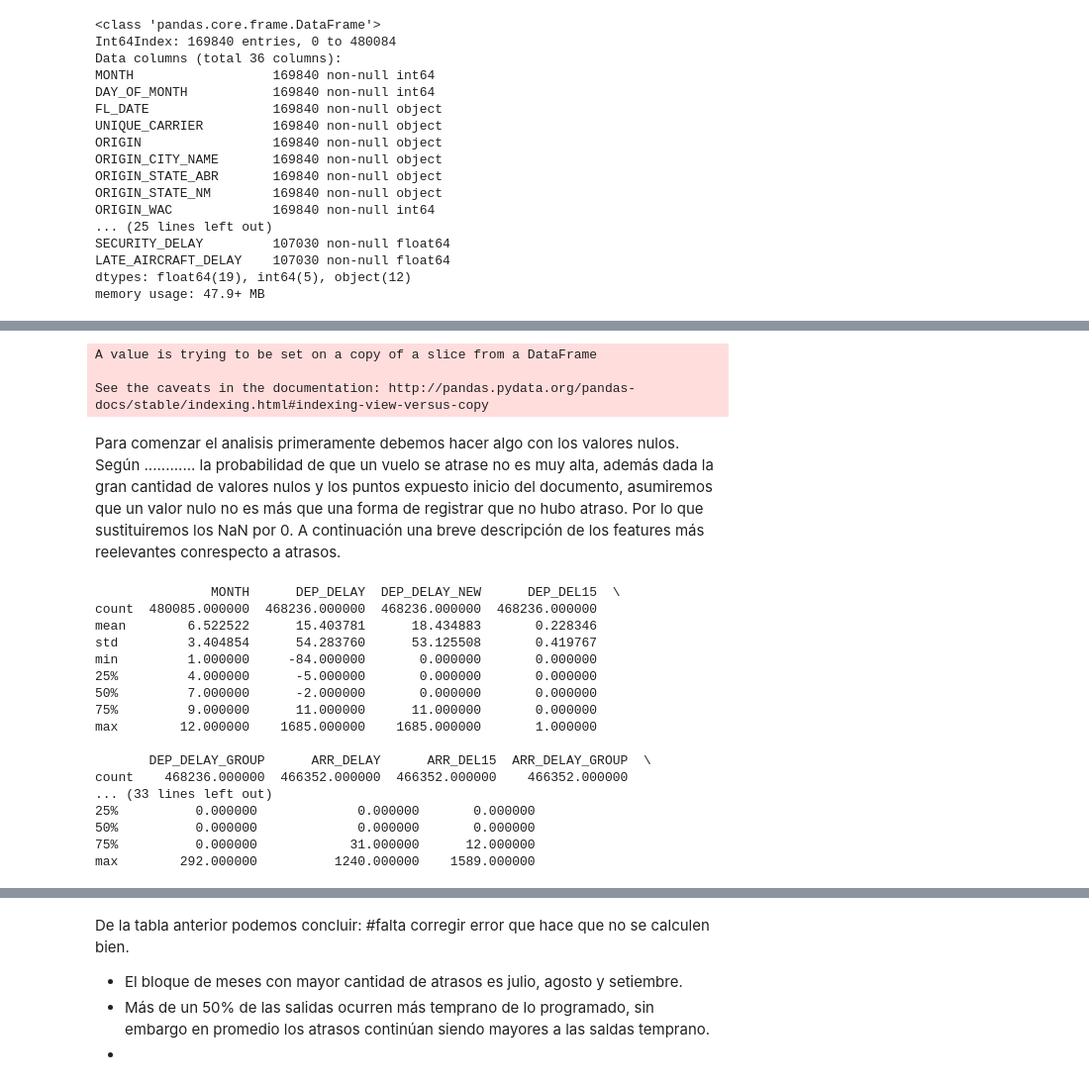
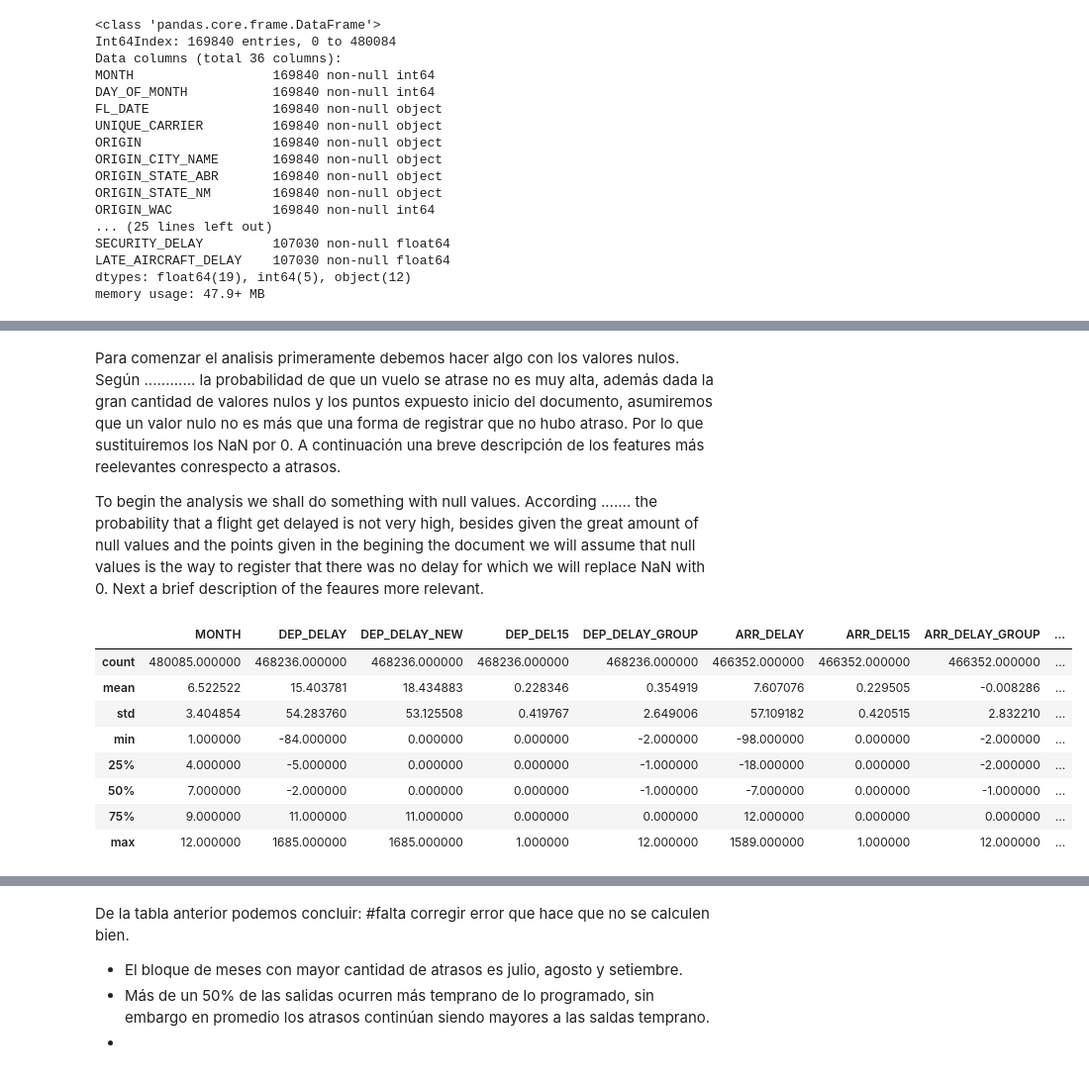
Before and after one commit to lesmedGutierrez/gap_bootcamp_analytics, a Jupyter notebook: script.ipynb, the cells around one changed output, grey strips where cells are left out. Shown at 99% size. Drawn from its saved outputs; the diff is of its cells as text; code cells hidden in the pictures.

```diff
--- a/script.ipynb
+++ b/script.ipynb
@@ -57,0 +51,3 @@ Un patrón importante es que las variables relacionadas con motivo de atraso son
+# %%
+#Eliminamos las columnas que no aportan informació
+dataset = dataset.drop(columns=['Unnamed: 36','Unnamed: 0'])
@@ -58,7 +56,4 @@ Un patrón importante es que las variables relacionadas con motivo de atraso son
 # %%
-#Eliminamos las columnas que no aportan información
-dataset.drop(['Unnamed: 36','Unnamed: 0'], axis=1, inplace=True)
-
 #Agregar función que confirme en su gran mayoría cuando delay es positivo entonces los valores de los motivos son no-nulos
 mascara = dataset['ARR_DELAY']>0
 mascara2 = dataset['DEP_DELAY']>0
@@ -90,32 +90,23 @@ Ahora vamos a analizar las observaciones que corresponden a atrasos. Observe que
 # %%
-temp = dataset['ARR_DELAY']
+temp = dataset['ARR_DELAY'].copy()
 temp[temp < 0] = 0
 dataset['ARR_DELAY_NEW'] = temp
 del temp
-# %% [output]
-A value is trying to be set on a copy of a slice from a DataFrame
-
-See the caveats in the documentation: http://pandas.pydata.org/pandas-docs/stable/indexing.html#indexing-view-versus-copy
 # %% [markdown]
 Para comenzar el analisis primeramente debemos hacer algo con los valores nulos. Según ............  la probabilidad de que un vuelo se atrase no es muy alta, además dada la gran cantidad de valores nulos y los puntos expuesto inicio del documento, asumiremos que un valor nulo no es más que una forma de registrar que no hubo atraso. Por lo que sustituiremos los NaN por 0. A continuación una breve descripción de los features más reelevantes conrespecto a atrasos.
+
+To begin the analysis we shall do something with null values. According ....... the probability that a flight get delayed is not very high, besides given the great amount of null values and the points given in the begining the document we will assume that null values is the way to register that there was no delay for which we will replace NaN with 0. Next a brief description of the feaures more relevant.
 # %%
-desc = dataset[dataset.columns[([0,15,16,17,18,21,22,23,24,25,26,27,29,30,31,32,33,34,35,36])]]
-print(desc.describe())
+desc_columns = [0,15,16,17,18,21,22,23,25,26,27,29,30,31,32,33,34,35,36]
+desc = dataset.iloc[:, desc_columns]
+display(desc.describe())
 # %% [output]
-               MONTH      DEP_DELAY  DEP_DELAY_NEW      DEP_DEL15  \
-count  480085.000000  468236.000000  468236.000000  468236.000000
-mean        6.522522      15.403781      18.434883       0.228346
-std         3.404854      54.283760      53.125508       0.419767
-min         1.000000     -84.000000       0.000000       0.000000
-25%         4.000000      -5.000000       0.000000       0.000000
-50%         7.000000      -2.000000       0.000000       0.000000
-75%         9.000000      11.000000      11.000000       0.000000
-max        12.000000    1685.000000    1685.000000       1.000000
-
-       DEP_DELAY_GROUP      ARR_DELAY      ARR_DEL15  ARR_DELAY_GROUP  \
-count    468236.000000  466352.000000  466352.000000    466352.000000
-... (33 lines left out)
-25%          0.000000             0.000000       0.000000
-50%          0.000000             0.000000       0.000000
-75%          0.000000            31.000000      12.000000
-max        292.000000          1240.000000    1589.000000
+|  | MONTH | DEP_DELAY | DEP_DELAY_NEW | DEP_DEL15 | DEP_DELAY_GROUP | ARR_DELAY | ARR_DEL15 | ARR_DELAY_GROUP | ... |
+| count | 480085.000000 | 468236.000000 | 468236.000000 | 468236.000000 | 468236.000000 | 466352.000000 | 466352.000000 | 466352.000000 | ... |
+| mean | 6.522522 | 15.403781 | 18.434883 | 0.228346 | 0.354919 | 7.607076 | 0.229505 | -0.008286 | ... |
+| std | 3.404854 | 54.283760 | 53.125508 | 0.419767 | 2.649006 | 57.109182 | 0.420515 | 2.832210 | ... |
+| min | 1.000000 | -84.000000 | 0.000000 | 0.000000 | -2.000000 | -98.000000 | 0.000000 | -2.000000 | ... |
+| 25% | 4.000000 | -5.000000 | 0.000000 | 0.000000 | -1.000000 | -18.000000 | 0.000000 | -2.000000 | ... |
+| 50% | 7.000000 | -2.000000 | 0.000000 | 0.000000 | -1.000000 | -7.000000 | 0.000000 | -1.000000 | ... |
+| 75% | 9.000000 | 11.000000 | 11.000000 | 0.000000 | 0.000000 | 12.000000 | 0.000000 | 0.000000 | ... |
+| max | 12.000000 | 1685.000000 | 1685.000000 | 1.000000 | 12.000000 | 1589.000000 | 1.000000 | 12.000000 | ... |
```
Also changed, not shown: parts of 12 cells of this notebook.
